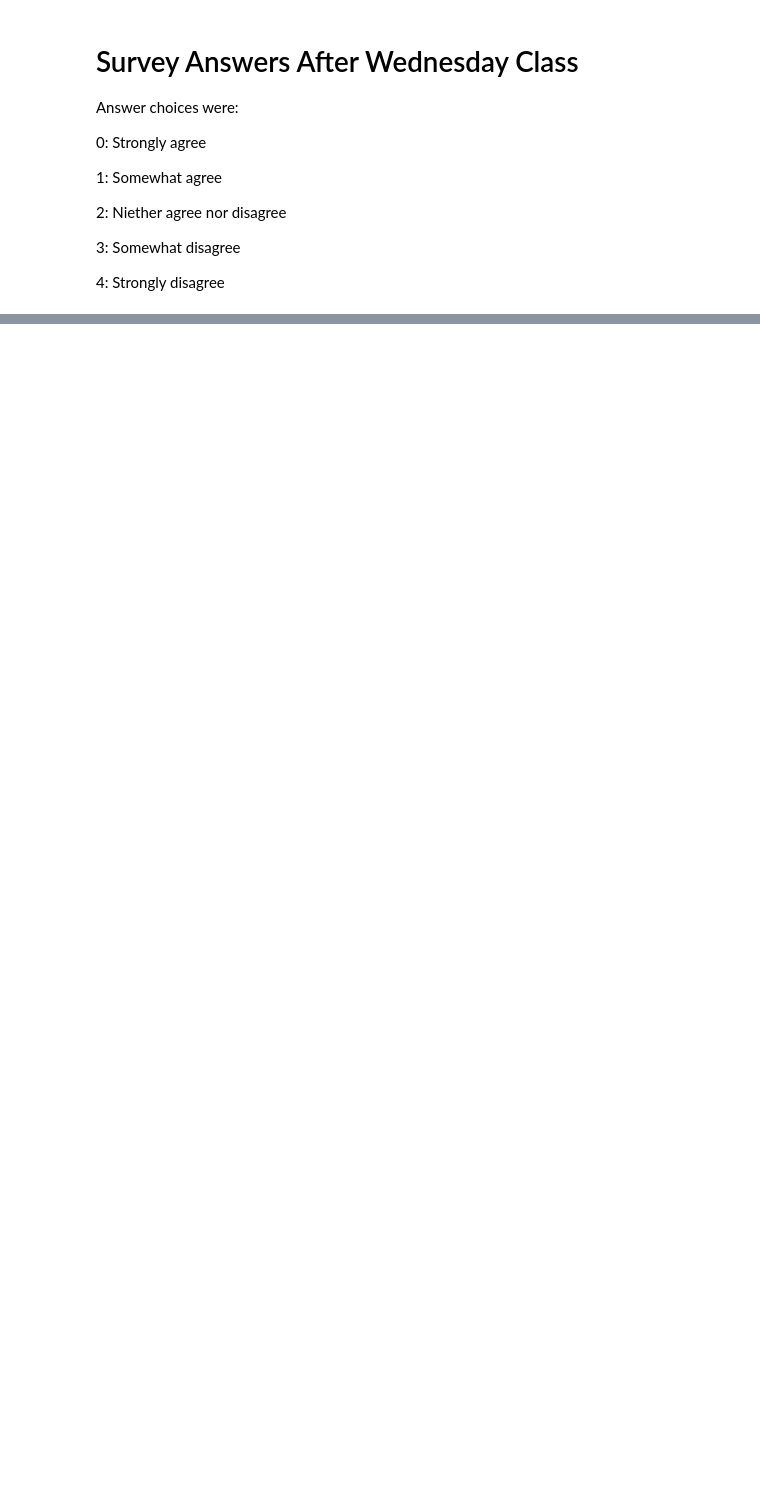
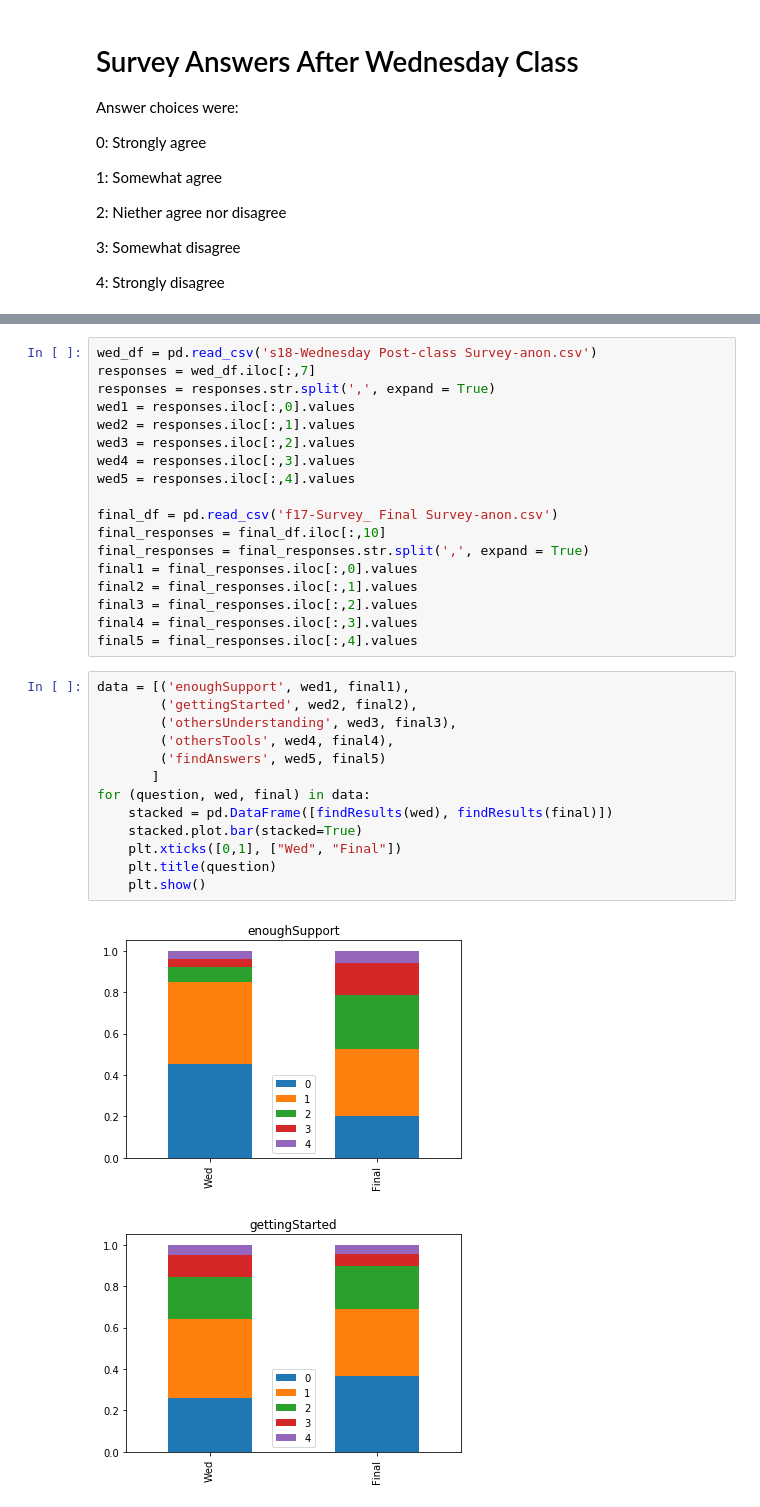
Before and after one commit to alliesarver/data_analysis, a Jupyter notebook: research_data_2018.ipynb, the cells around one changed output, grey strips where cells are left out. Drawn from its saved outputs; the diff is of its cells as text; blank space fills up the shorter version.

```diff
--- a/research_data_2018.ipynb
+++ b/research_data_2018.ipynb
@@ -238,0 +39,34 @@ Final Survey Results
+# %%
+wed_df = pd.read_csv('s18-Wednesday Post-class Survey-anon.csv')
+responses = wed_df.iloc[:,7]
+responses = responses.str.split(',', expand = True)
+wed1 = responses.iloc[:,0].values
+wed2 = responses.iloc[:,1].values
+wed3 = responses.iloc[:,2].values
+wed4 = responses.iloc[:,3].values
+wed5 = responses.iloc[:,4].values
+
+final_df = pd.read_csv('f17-Survey_ Final Survey-anon.csv')
+final_responses = final_df.iloc[:,10]
+final_responses = final_responses.str.split(',', expand = True)
+final1 = final_responses.iloc[:,0].values
+final2 = final_responses.iloc[:,1].values
+final3 = final_responses.iloc[:,2].values
+final4 = final_responses.iloc[:,3].values
+final5 = final_responses.iloc[:,4].values
+# %%
+data = [('enoughSupport', wed1, final1),
+        ('gettingStarted', wed2, final2),
+        ('othersUnderstanding', wed3, final3),
+        ('othersTools', wed4, final4),
+        ('findAnswers', wed5, final5)
+       ]
+for (question, wed, final) in data:
+    stacked = pd.DataFrame([findResults(wed), findResults(final)])
+    stacked.plot.bar(stacked=True)
+    plt.xticks([0,1], ["Wed", "Final"])
+    plt.title(question)
+    plt.show()
+# %% [output]
+[figure, added]
+[figure, added]
```
Also changed, not shown: parts of 6 cells of this notebook.
